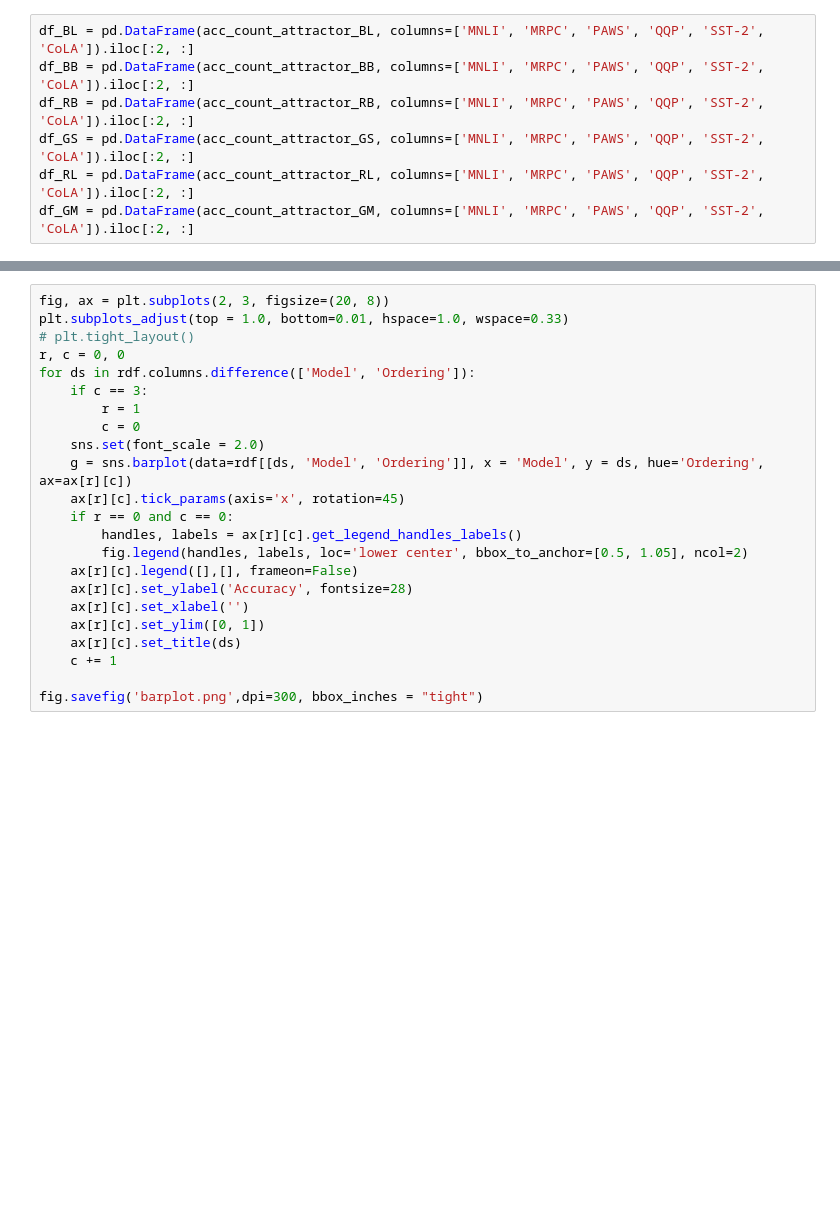
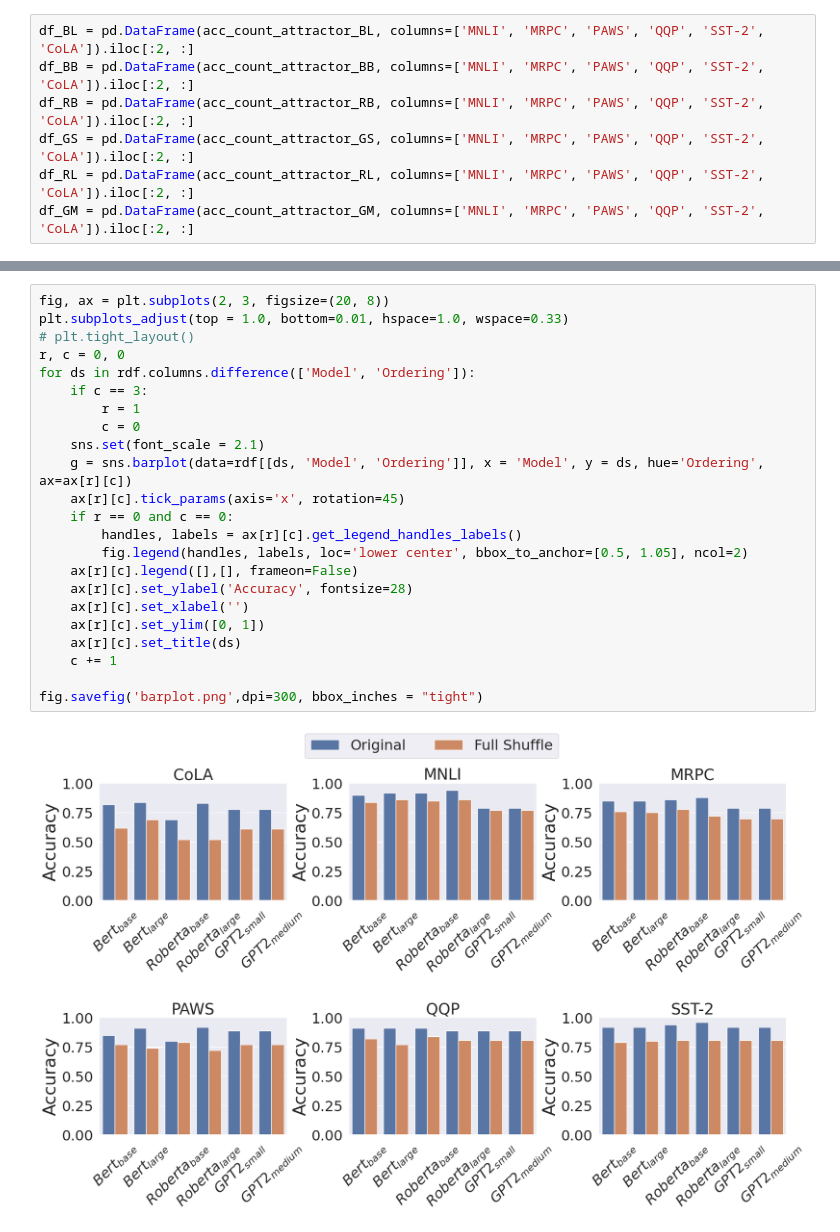
Before and after one commit to staveesh/ling_38620_project, a Jupyter notebook: Results.ipynb, the cells around one changed output, grey strips where cells are left out. Saved outputs shown, nothing was run; the diff lists cells and outputs as text; blank space fills up the shorter version.

Commit message:
Plot updates

```diff
--- a/Results.ipynb
+++ b/Results.ipynb
@@ -70,23 +70,25 @@ rdf
 # %%
 fig, ax = plt.subplots(2, 3, figsize=(20, 8))
 plt.subplots_adjust(top = 1.0, bottom=0.01, hspace=1.0, wspace=0.33)
 # plt.tight_layout()
 r, c = 0, 0
 for ds in rdf.columns.difference(['Model', 'Ordering']):
     if c == 3:
         r = 1
         c = 0
-    sns.set(font_scale = 2.0)
+    sns.set(font_scale = 2.1)
     g = sns.barplot(data=rdf[[ds, 'Model', 'Ordering']], x = 'Model', y = ds, hue='Ordering', ax=ax[r][c])
     ax[r][c].tick_params(axis='x', rotation=45)
     if r == 0 and c == 0:
         handles, labels = ax[r][c].get_legend_handles_labels()
         fig.legend(handles, labels, loc='lower center', bbox_to_anchor=[0.5, 1.05], ncol=2)
     ax[r][c].legend([],[], frameon=False)
     ax[r][c].set_ylabel('Accuracy', fontsize=28)
     ax[r][c].set_xlabel('')
     ax[r][c].set_ylim([0, 1])
     ax[r][c].set_title(ds)
     c += 1
 
 fig.savefig('barplot.png',dpi=300, bbox_inches = "tight")
+# %% [output]
+[figure, added]
```
Also changed, not shown: parts of 1 cell of this notebook, 1 other file.
